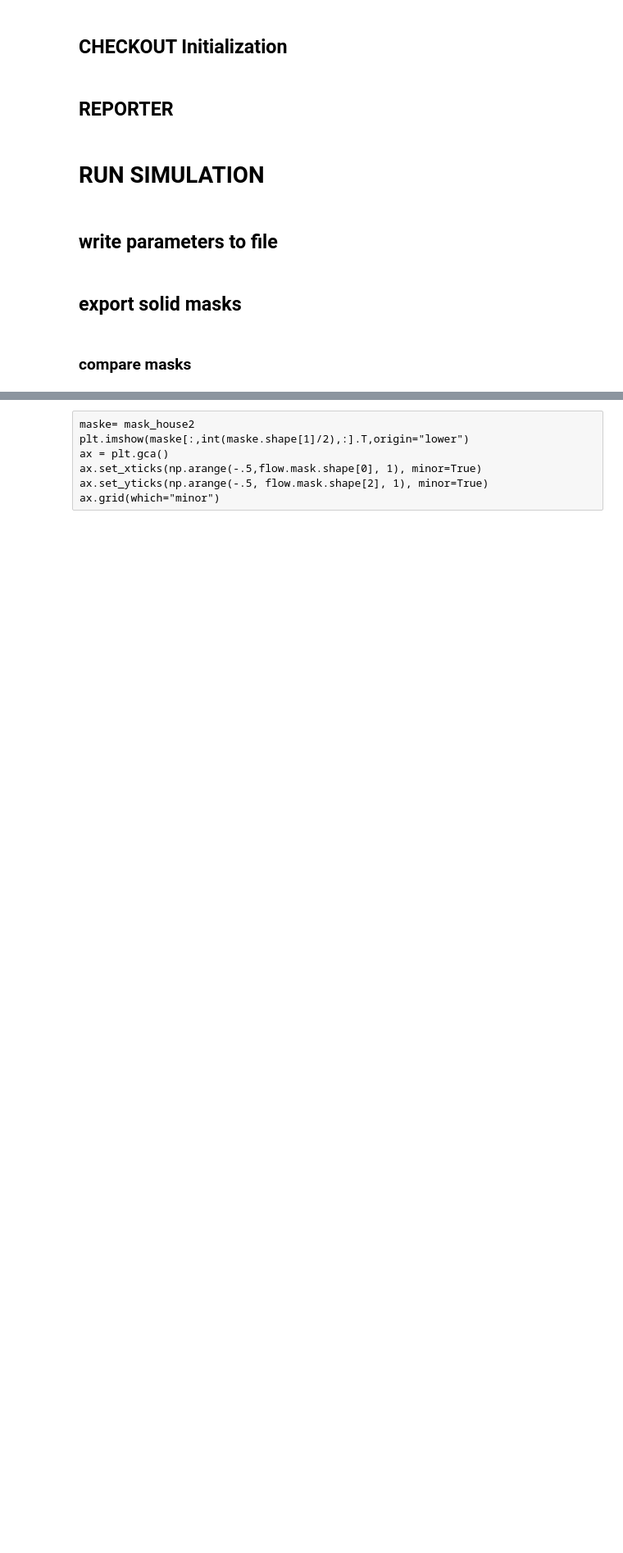
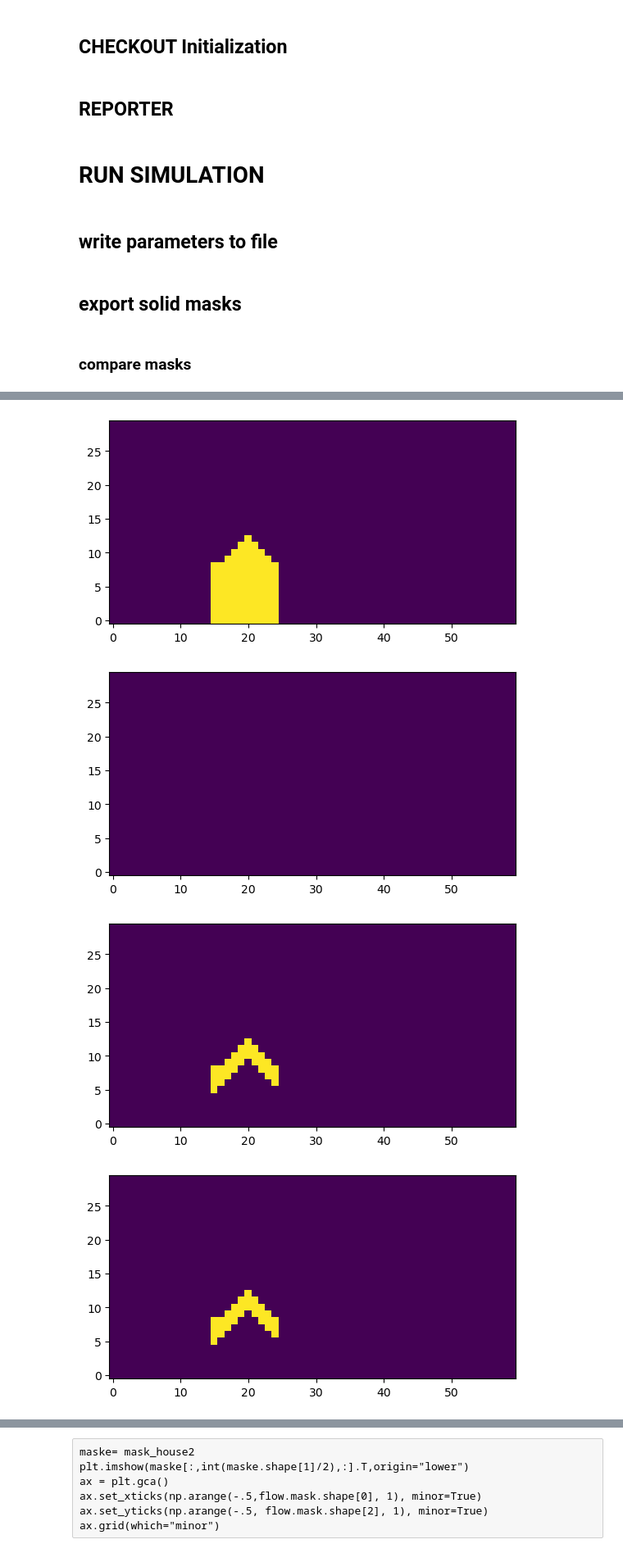
Before and after one commit to MaxBille/lettuce, a Jupyter notebook: work_dir/test_MK_code/test_MK_Thesis_simulation_code_v01.ipynb, the cells around one changed output, grey strips where cells are left out. Shown at 82% size. Saved outputs shown, nothing was run; the diff lists cells and outputs as text; code cells hidden in the pictures; blank space fills up the shorter version.

```diff
--- a/work_dir/test_MK_code/test_MK_Thesis_simulation_code_v01.ipynb
+++ b/work_dir/test_MK_code/test_MK_Thesis_simulation_code_v01.ipynb
@@ -1268,11 +1268,11 @@ simulation.reporters.append(nan_reporter)
 # %% [markdown]
 ### compare masks
 # %%
-if False:
+if True:
     roof_overhang=0
 
     # ARBEIT: LU, RH
-    mask_house_arbeit = flow.house([40,  40, 0],
+    mask_house_arbeit = flow.house(sim_parameters["house_origin"],
                            eg_x_length=sim_parameters["house_length_lu"],
                            eg_y_length=sim_parameters["house_length_lu"],
                            roof_height=sim_parameters["house_length_lu"]*1.25,
@@ -1280,7 +1280,7 @@ if False:
                            angle=sim_parameters["roof_angle"])
 
     # HOUSE1: PU?, EGH
-    mask_house1 = flow.house1(o=[40,  40, 0],
+    mask_house1 = flow.house1(sim_parameters["house_origin"],
                               eg_length=sim_parameters["house_length_lu"],
                               eg_width=sim_parameters["house_length_lu"],
                               eg_height=int(round(sim_parameters["house_length_lu"]*1.25 - (sim_parameters["house_length_lu"] / 2 + roof_overhang) * np.tan(sim_parameters["roof_angle"]))),
@@ -1289,7 +1289,7 @@ if False:
                               angle=sim_parameters["roof_angle"])
 
     # HOUSE2:
-    mask_house2 = flow.house2(o=[40,  40, 0],
+    mask_house2 = flow.house2(sim_parameters["house_origin"],
                               eg_x_length=sim_parameters["house_length_lu"],
                               eg_y_length=sim_parameters["house_length_lu"],
                               roof_height=sim_parameters["house_length_lu"]*1.25,
@@ -1297,7 +1297,7 @@ if False:
                               roof_overhang=0,
                               angle=sim_parameters["roof_angle"])
 
-    mask_house3a = flow.house3a(o=[40,  40, 0],
+    mask_house3a = flow.house3a(sim_parameters["house_origin"],
                                 eg_x_length=sim_parameters["house_length_lu"],
                                 eg_y_length=sim_parameters["house_length_lu"],
                                 eg_height=int(round(sim_parameters["house_length_lu"]*1.25 - (sim_parameters["house_length_lu"] / 2 + roof_overhang) * np.tan(sim_parameters["roof_angle"]))),
@@ -1306,7 +1306,7 @@ if False:
                                 angle=sim_parameters["roof_angle"])
 
     # like arbeit
-    mask_house3b = flow.house3b([40,  40, 0],
+    mask_house3b = flow.house3b(sim_parameters["house_origin"],
                                    eg_x_length=sim_parameters["house_length_lu"],
                                    eg_y_length=sim_parameters["house_length_lu"],
                                    roof_height=sim_parameters["house_length_lu"]*1.25,
@@ -1314,7 +1314,7 @@ if False:
                                    angle=sim_parameters["roof_angle"])
 
     # like arbeit
-    mask_house3a_newMPI = flow.house3a_newMPI([40,  40, 0],
+    mask_house3a_newMPI = flow.house3a_newMPI(sim_parameters["house_origin"],
                                                eg_x_length=sim_parameters["house_length_lu"],
                                                eg_y_length=sim_parameters["house_length_lu"],
                                                roof_height=sim_parameters["house_length_lu"]*1.25,
@@ -1322,7 +1322,7 @@ if False:
                                                angle=sim_parameters["roof_angle"])
 
     # lit_neue Boudnary
-    mask_house3c = flow.house3c(o=[40,  40, 0],
+    mask_house3c = flow.house3c(sim_parameters["house_origin"],
                                 eg_x_length=sim_parameters["house_length_lu"],
                                 eg_y_length=sim_parameters["house_length_lu"],
                                 eg_height=int(round(sim_parameters["house_length_lu"]*1.25 - (sim_parameters["house_length_lu"] / 2 + roof_overhang) * np.tan(sim_parameters["roof_angle"]))),
@@ -1338,21 +1345,26 @@ if False:
 # %%
-if False:
+if True:
     house_arbeit_vs_1 = np.logical_xor(mask_house_arbeit,mask_house1)
     house1_vs_house2 = np.logical_xor(mask_house1,mask_house2)
     house_arbeit_vs_house3a = np.logical_xor(mask_house_arbeit, mask_house3a)
     house3a_vs_house_3b = np.logical_xor(mask_house3a, mask_house3b)
     house3a_vs_house3a_newMPI = np.logical_xor(mask_house3a, mask_house3a_newMPI)
 # %%
-if False:
+if True:
     plt.figure()
-    plt.imshow(house_arbeit_vs_1[:,40,:].T, origin="lower")
+    plt.imshow(house_arbeit_vs_1[:,20,:].T, origin="lower")
     # plt.figure()
-    # plt.imshow(house_arbeit_vs_1[40,:,:].T,origin="lower")
+    # plt.imshow(house_arbeit_vs_1[20,:,:].T,origin="lower")
     plt.figure()
-    plt.imshow(house1_vs_house2[:,40,:].T,origin="lower")
+    plt.imshow(house1_vs_house2[:,20,:].T,origin="lower")
     plt.figure()
-    plt.imshow(house_arbeit_vs_house3a[:,40,:].T,origin="lower")
+    plt.imshow(house_arbeit_vs_house3a[:,20,:].T,origin="lower")
     plt.figure()
-    plt.imshow(house3a_vs_house_3b[:,40,:].T,origin="lower")
+    plt.imshow(house3a_vs_house_3b[:,20,:].T,origin="lower")
     plt.figure()
-    plt.imshow(house3a_vs_house3a_newMPI[:,40,:].T,origin="lower")
+    plt.imshow(house3a_vs_house3a_newMPI[:,20,:].T,origin="lower")
+# %% [output]
+[figure, added]
+[figure, added]
+[figure, added]
+[figure, added]
```
Also changed, not shown: parts of 5 cells of this notebook, 1 other file.
